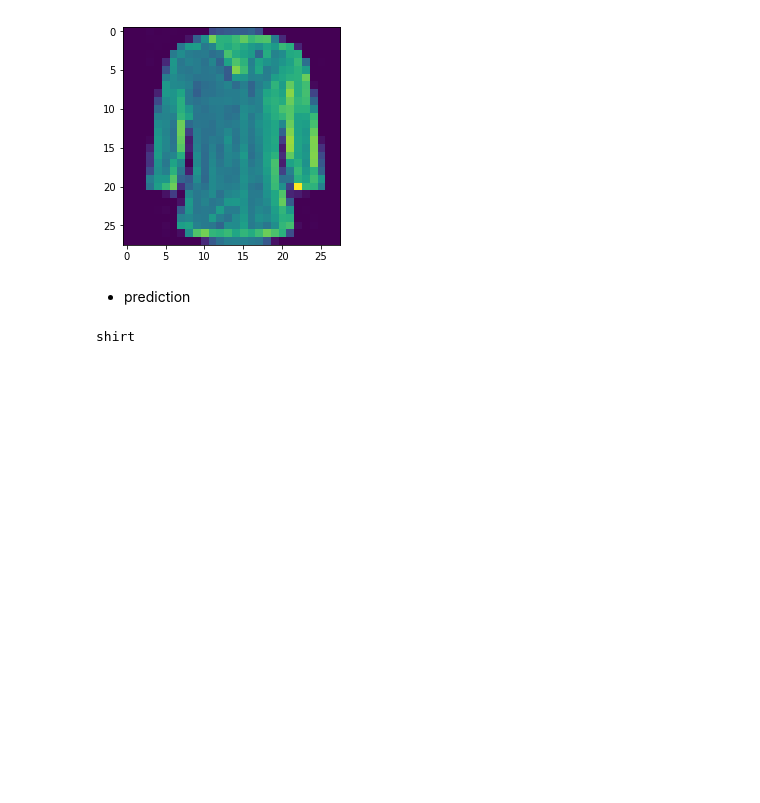
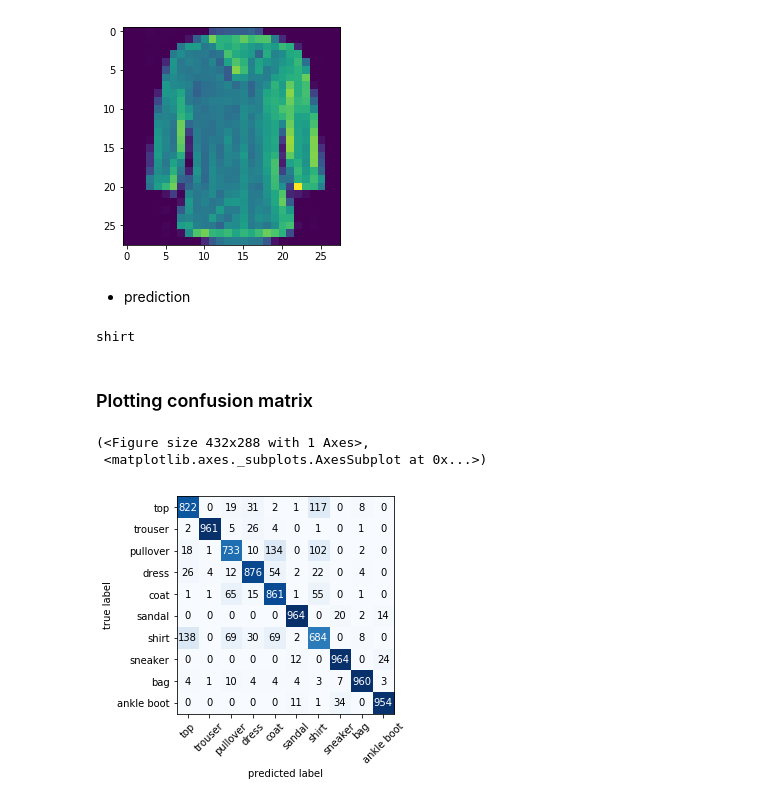
Before and after one commit to aman212yadav/MACHINE_LEARNING_REVISITED, a Jupyter notebook: TENSORFLOW/mnist_fashion_dataset_classifier.ipynb, the cells around one changed output. Saved outputs shown, nothing was run; the diff lists cells and outputs as text; code cells hidden in the pictures; blank space fills up the shorter version.

```diff
--- a/TENSORFLOW/mnist_fashion_dataset_classifier.ipynb
+++ b/TENSORFLOW/mnist_fashion_dataset_classifier.ipynb
@@ -128,7 +128,7 @@ model.compile(loss='sparse_categorical_crossentropy',metrics=['accuracy'])
 # %% [markdown]
 - training
 # %%
-model.fit(x_train, y_train, epochs=10)
+history=model.fit(x_train, y_train, epochs=10)
 # %% [output]
 Train on 60000 samples
 Epoch 1/10
@@ -174,3 +173,7 @@ pred=np.squeeze(model.predict_classes(x))
 print(labels[int(pred)])
 # %% [output]
 shirt
+# %%
+predictions=model.predict_classes(x_test)
+# %% [markdown]
+### Plotting confusion matrix
@@ -176,0 +182,2 @@ shirt
+# %%
+cf=confusion_matrix(y_test,predictions)
@@ -176,0 +186,6 @@ shirt
+# %%
+plot_confusion_matrix(cf,class_names=list(labels.values()))
+# %% [output]
+(<Figure size 432x288 with 1 Axes>,
+ <matplotlib.axes._subplots.AxesSubplot at 0x...>)
+[figure, added]
```
Also changed, not shown: parts of 7 cells of this notebook.
